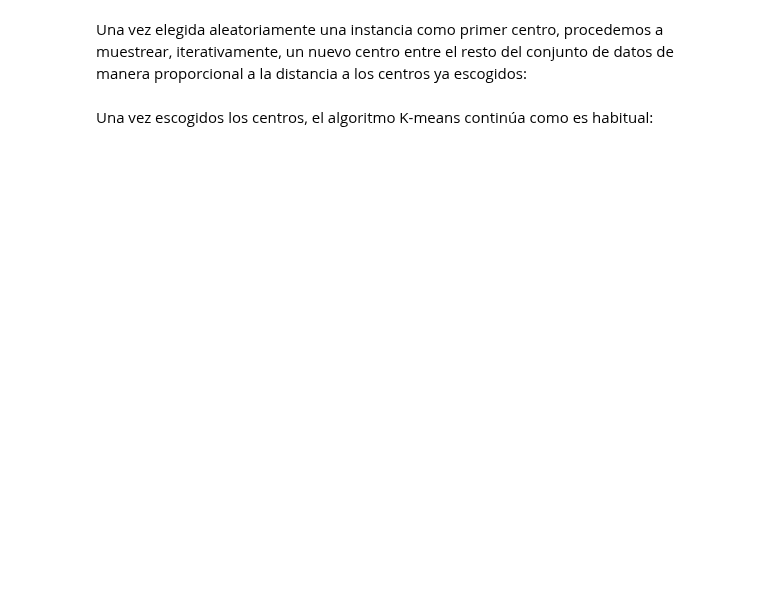
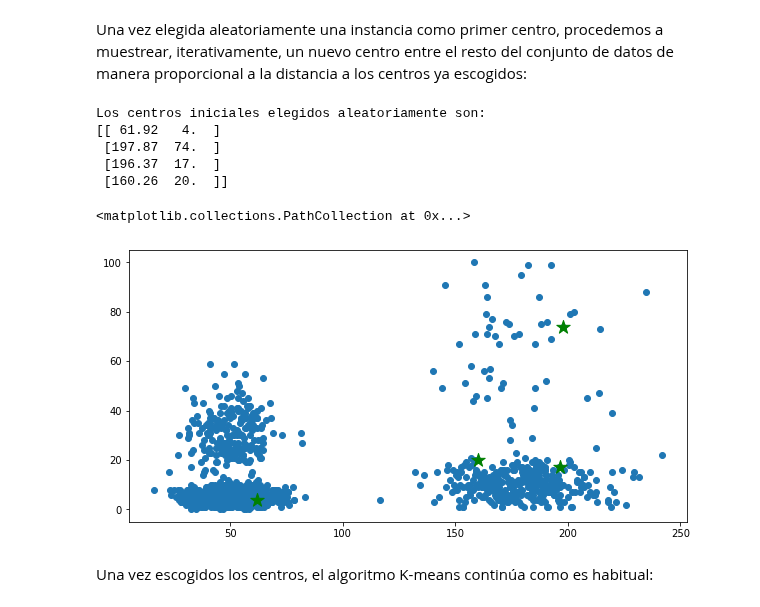
Before and after one commit to GZabalaG/AIMaster, a Jupyter notebook: Not_Supervised/N1_1_Métodos_de_clustering_basados_en_particiones.ipynb, the cells around one changed output. Drawn from its saved outputs; the diff is of its cells as text; code cells hidden in the pictures; blank space fills up the shorter version.

```diff
--- a/Not_Supervised/N1_1_Métodos_de_clustering_basados_en_particiones.ipynb
+++ b/Not_Supervised/N1_1_Métodos_de_clustering_basados_en_particiones.ipynb
@@ -448,25 +508,33 @@ Una vez elegida aleatoriamente una instancia como primer centro, procedemos a mu
 # %%
 for k in np.arange(K-1):
     dist_min = np.zeros(auxDx.shape[0])
     for i in np.arange(auxDx.shape[0]):
         # Aquí calculamos la distancia de cada punto a todos los centros
         distancias_punto_a_centros = distancia_euclidiana_grupo(auxDx[i,:], cDx)
         # Y necesitamos quedarnos con la mínima
         dist_min[i] = np.min(distancias_punto_a_centros)
     # Ahora calculamos la probabilidad de acuerdo a la fórmula vista en las transparencias
     # P7
-    probs = ## P7. Tu código aquí ##
+    probs = dist_min**2/np.sum(dist_min**2)
     cumprobs = np.cumsum(probs)
     icenter = np.where(cumprobs >= np.random.random_sample())[0][0]
     cDx= np.append(cDx, np.matrix(auxDx[icenter,:]), axis=0)
     auxDx = np.delete(auxDx, icenter, 0)
 
 print('Los centros iniciales elegidos aleatoriamente son:')
 print(cDx)
 
 fig, ax = plt.subplots(figsize=(10,5))
 ax.scatter(Dx[:,0],Dx[:,1])
 ax.scatter(np.array(cDx[:,0]),np.array(cDx[:,1]), marker='*', s=200, c='g')
+# %% [output]
+Los centros iniciales elegidos aleatoriamente son:
+[[ 61.92   4.  ]
+ [197.87  74.  ]
+ [196.37  17.  ]
+ [160.26  20.  ]]
+<matplotlib.collections.PathCollection at 0x...>
+[figure, added]
 # %% [markdown]
 Una vez escogidos los centros, el algoritmo K-means continúa como es habitual:
 # %%
```
Also changed, not shown: parts of 13 cells of this notebook.
